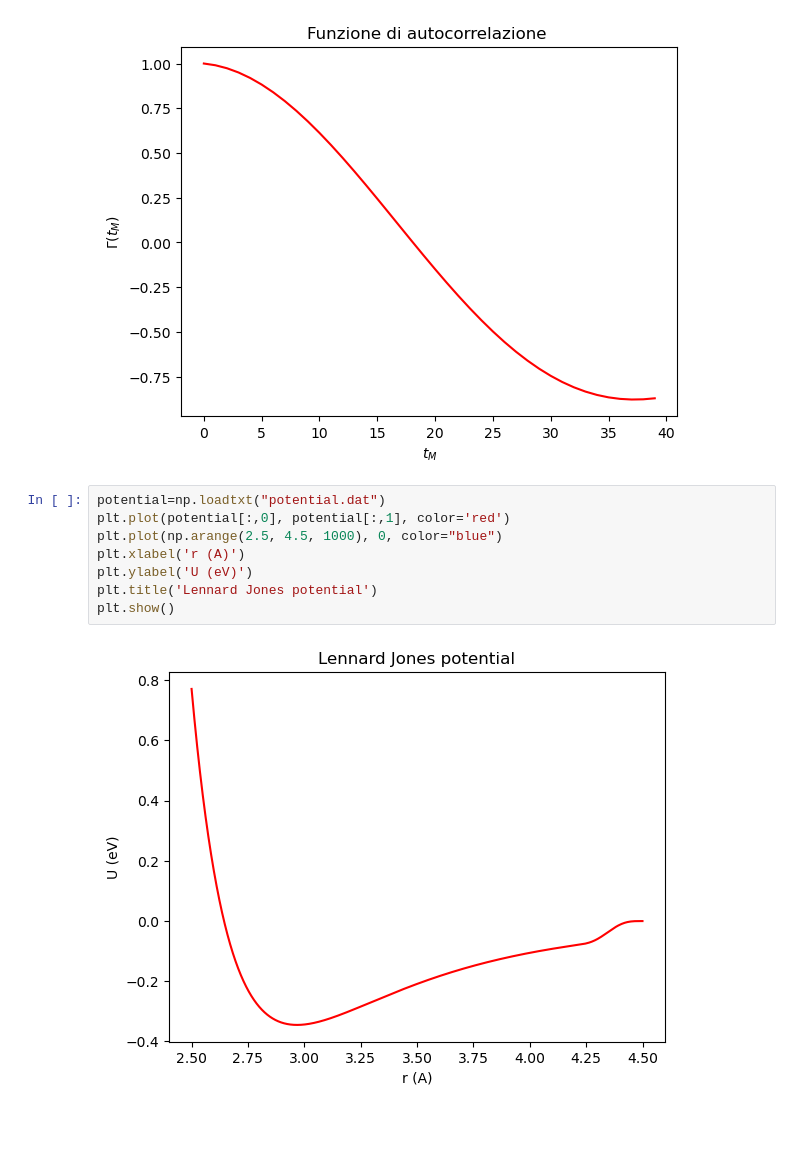
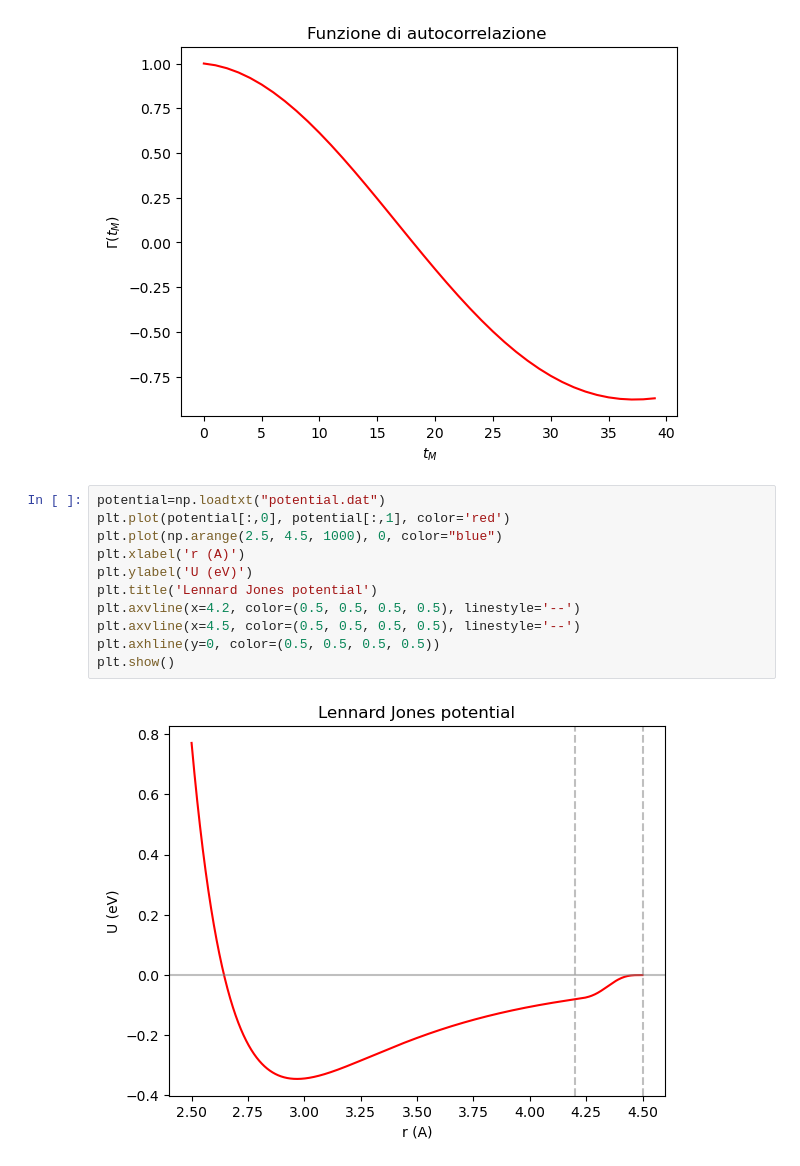
Before and after one commit to eigenlore/computational-materials-science, a Jupyter notebook: MD_codes/data/test_files/test_data_analysis.ipynb, the cells around one changed output. Cells and saved outputs as stored; diff of their text form; blank space fills up the shorter version.

```diff
--- a/MD_codes/data/test_files/test_data_analysis.ipynb
+++ b/MD_codes/data/test_files/test_data_analysis.ipynb
@@ -67,10 +67,13 @@ Gamma(temperature)
 # %%
 potential=np.loadtxt("potential.dat")
 plt.plot(potential[:,0], potential[:,1], color='red')
 plt.plot(np.arange(2.5, 4.5, 1000), 0, color="blue")
 plt.xlabel('r (A)')
 plt.ylabel('U (eV)')
 plt.title('Lennard Jones potential')
+plt.axvline(x=4.2, color=(0.5, 0.5, 0.5, 0.5), linestyle='--')
+plt.axvline(x=4.5, color=(0.5, 0.5, 0.5, 0.5), linestyle='--')
+plt.axhline(y=0, color=(0.5, 0.5, 0.5, 0.5))
 plt.show()
 # %% [output]
-[figure, old version]
+[figure, new version]
```
Also changed, not shown: 11 other files.
